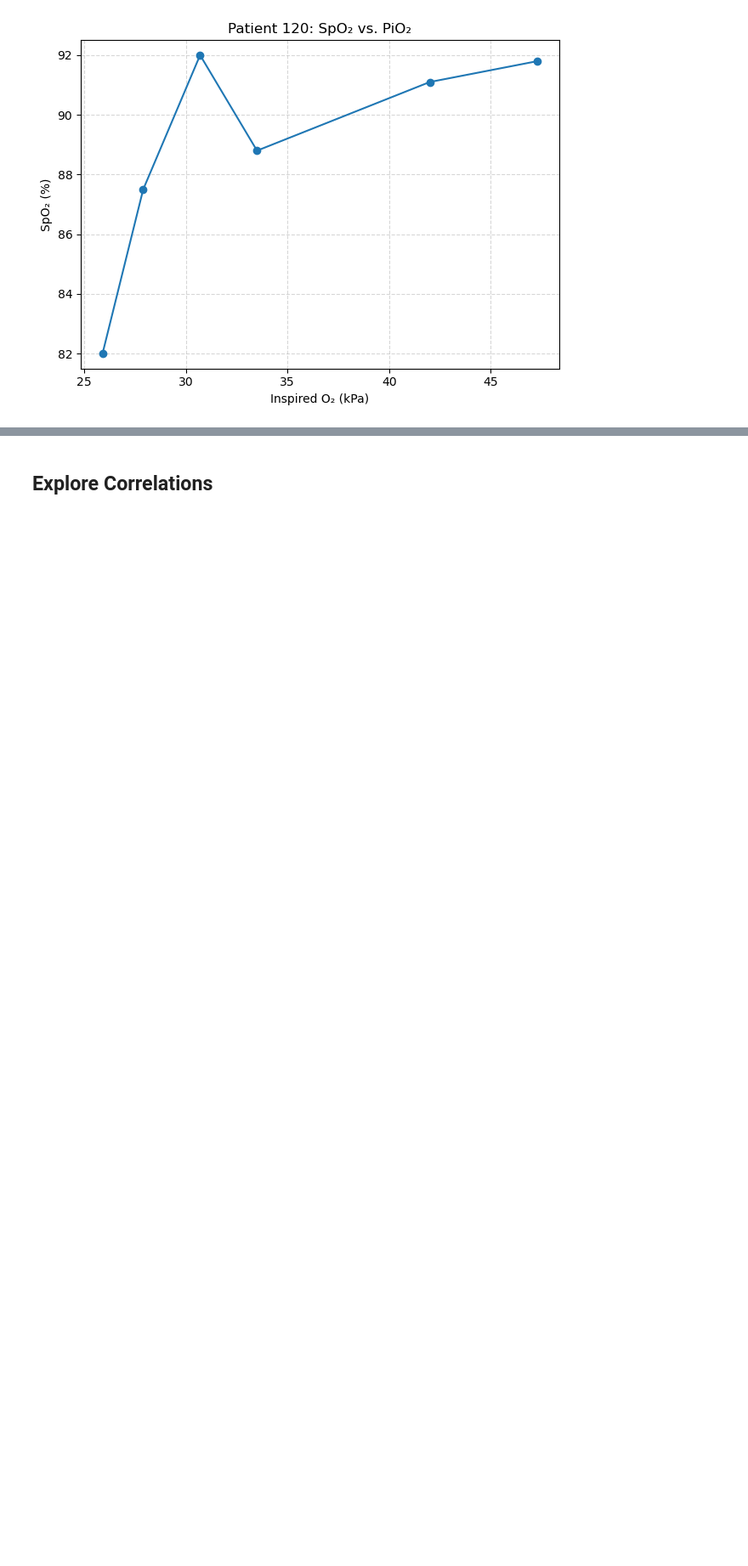
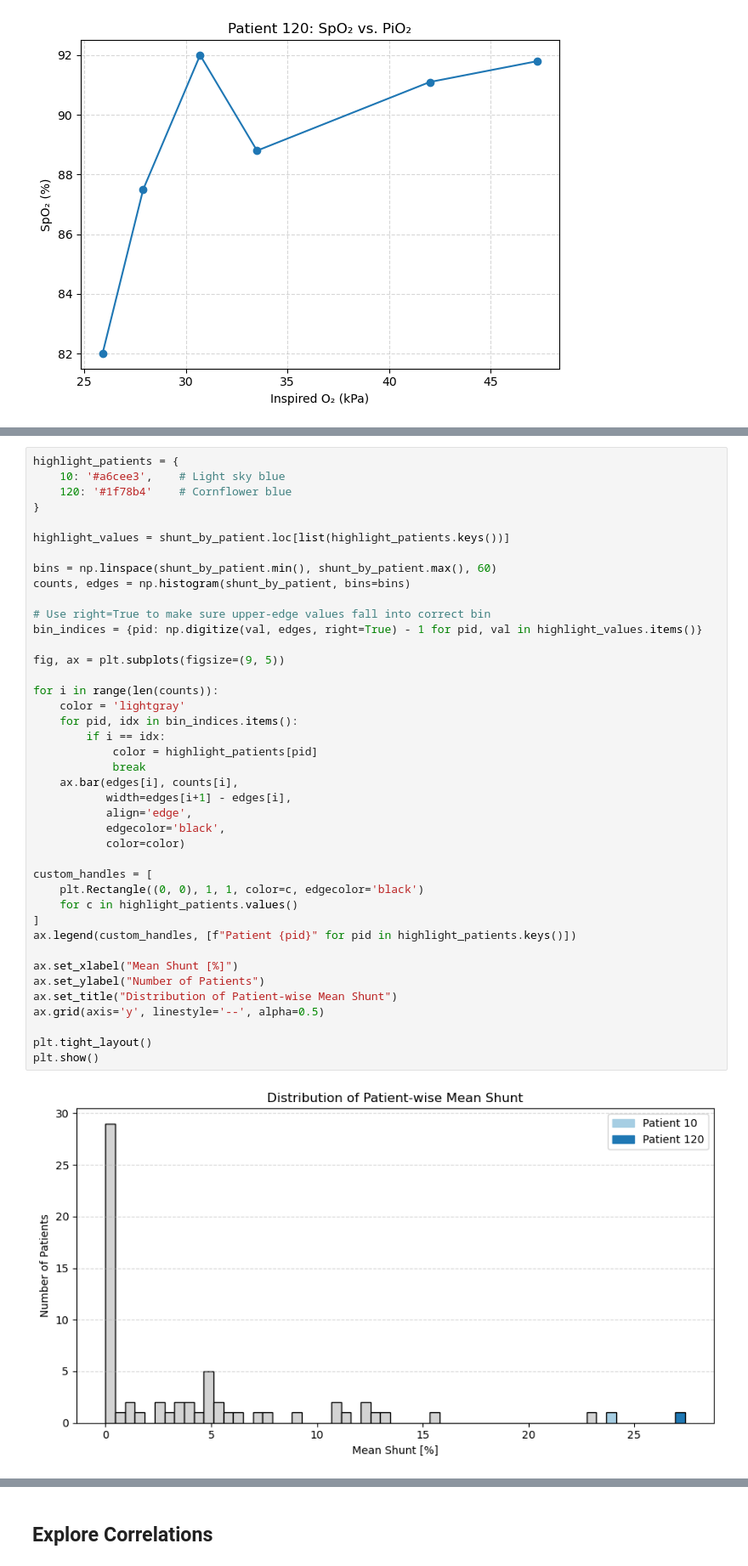
Before and after one commit to starshrimp/neonatal-odc-shift, a Jupyter notebook: notebooks/03_single_point/05_final_linear_regression.ipynb, the cells around one changed output, grey strips where cells are left out. Shown at 85% size. Drawn from its saved outputs; the diff is of its cells as text; blank space fills up the shorter version.

```diff
--- a/notebooks/03_single_point/05_final_linear_regression.ipynb
+++ b/notebooks/03_single_point/05_final_linear_regression.ipynb
@@ -586,0 +589,43 @@ plt.show()
+# %%
+highlight_patients = {
+    10: '#a6cee3',    # Light sky blue
+    120: '#1f78b4'    # Cornflower blue
+}
+
+highlight_values = shunt_by_patient.loc[list(highlight_patients.keys())]
+
+bins = np.linspace(shunt_by_patient.min(), shunt_by_patient.max(), 60)
+counts, edges = np.histogram(shunt_by_patient, bins=bins)
+
+# Use right=True to make sure upper-edge values fall into correct bin
+bin_indices = {pid: np.digitize(val, edges, right=True) - 1 for pid, val in highlight_values.items()}
+
+fig, ax = plt.subplots(figsize=(9, 5))
+
+for i in range(len(counts)):
+    color = 'lightgray'
+    for pid, idx in bin_indices.items():
+        if i == idx:
+            color = highlight_patients[pid]
+            break
+    ax.bar(edges[i], counts[i],
+           width=edges[i+1] - edges[i],
+           align='edge',
+           edgecolor='black',
+           color=color)
+
+custom_handles = [
+    plt.Rectangle((0, 0), 1, 1, color=c, edgecolor='black')
+    for c in highlight_patients.values()
+]
+ax.legend(custom_handles, [f"Patient {pid}" for pid in highlight_patients.keys()])
+
+ax.set_xlabel("Mean Shunt [%]")
+ax.set_ylabel("Number of Patients")
+ax.set_title("Distribution of Patient-wise Mean Shunt")
+ax.grid(axis='y', linestyle='--', alpha=0.5)
+
+plt.tight_layout()
+plt.show()
+# %% [output]
+[figure, added]
```
Also changed, not shown: parts of 9 cells of this notebook.
